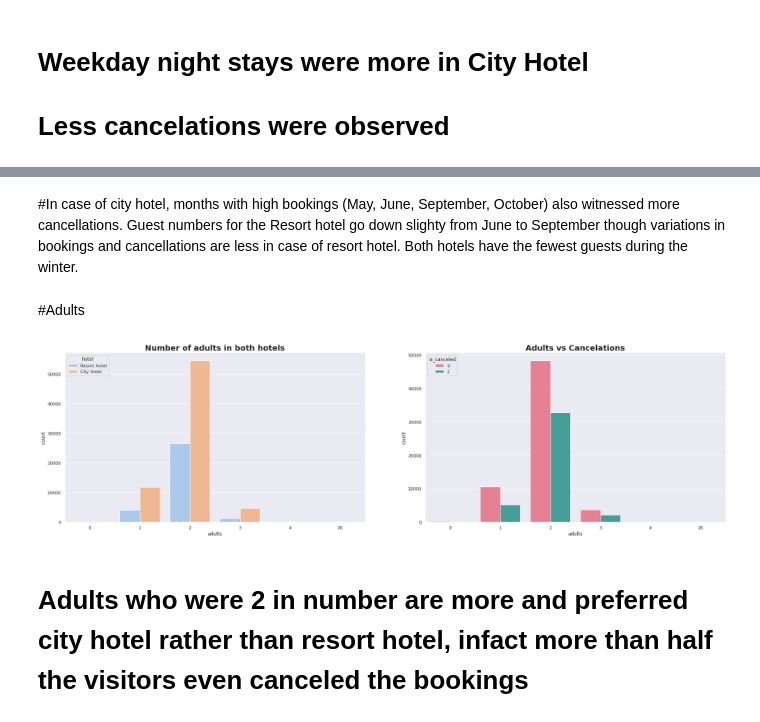
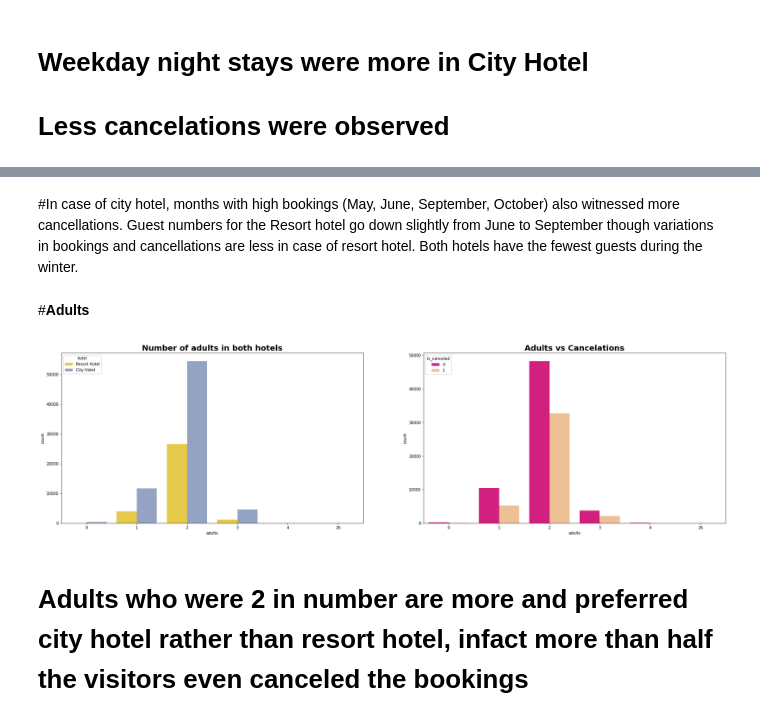
Before and after one commit to preetikhullbe/Hotel-Booking-analysis, a Jupyter notebook: Hotel_Booking_Analysis_Capstone_Project.ipynb, the cells around one changed output, grey strips where cells are left out. Drawn from its saved outputs; the diff is of its cells as text; code cells hidden in the pictures.

```diff
--- a/Hotel_Booking_Analysis_Capstone_Project.ipynb
+++ b/Hotel_Booking_Analysis_Capstone_Project.ipynb
@@ -306,0 +294,3 @@ Length: 102896, dtype: bool
+# %%
+#removing duplicates
+df.drop_duplicates(keep='first',inplace=False)
@@ -519,7 +520,2 @@ sns.barplot (y= list(df.country.value_counts().head (10)), x= list(df.country.va
 # %% [markdown]
 # City hotels have the highest cancellation rates, this can be verified by the fact that city hotels have higher booking rate than resort hotels
-# %%
-bookings_df['is_canceled'] = bookings_df.is_canceled.replace([1,0], ['canceled', 'not_canceled'])
-canceled_data =bookings_df['is_canceled']
-plt.figure(figsize=(12, 6))
-sns.countplot(canceled_data)
@@ -567,8 +558,3 @@ plt.show()
 # %% [markdown]
 #We can see most of the bookings were in the year 2016 and bookings were doine in City hotel
 # Most bookings were done in the month of May,June, July, August
-# %%
-# another way of plotting same graph including hue as cancellation
-sns.set(style = "darkgrid")
-plt.title("Booking Canceled or not by Hotel Type")
-ax = sns.countplot(x = "hotel", hue = 'is_canceled', data = bookings_df)
@@ -647,21 +637,21 @@ plt.show()
 # %% [markdown]
-#In case of city hotel, months with high bookings (May, June, September, October) also witnessed more cancellations. Guest numbers for the Resort hotel go down slighty from June to September though variations in bookings and cancellations are less in case of resort hotel. Both hotels have the fewest guests during the winter.
+#In case of city hotel, months with high bookings (May, June, September, October) also witnessed more cancellations. Guest numbers for the Resort hotel go down slightly from June to September though variations in bookings and cancellations are less in case of resort hotel. Both hotels have the fewest guests during the winter.
 # %% [markdown]
-#Adults
+#**Adults**
 # %%
 plt.figure(figsize=(15, 8))
 plt.subplot(1, 2, 1)
-sns.countplot(x='adults',hue='hotel', data=bookings_df, palette='pastel')
+sns.countplot(x='adults',hue='hotel', data=bookings_df, palette='Set2_r')
 plt.title("Number of adults in both hotels",fontweight="bold", size=20)
 plt.subplot(1, 2, 2)
-sns.countplot(data = bookings_df, x = 'adults', hue='is_canceled', palette='husl')
+sns.countplot(data = bookings_df, x = 'adults', hue='is_canceled', palette='Accent_r')
 plt.title('Adults vs Cancelations',fontweight="bold", size=20)
 plt.subplots_adjust(right=1.7)
 
 
 plt.show()
 # %% [output]
-[figure, old version]
+[figure, new version]
 # %% [markdown]
 # Adults who were 2 in number are more and preferred city hotel rather than resort hotel, infact more than half the visitors even canceled the bookings
 # %% [markdown]
```
Also changed, not shown: parts of 84 cells of this notebook.
